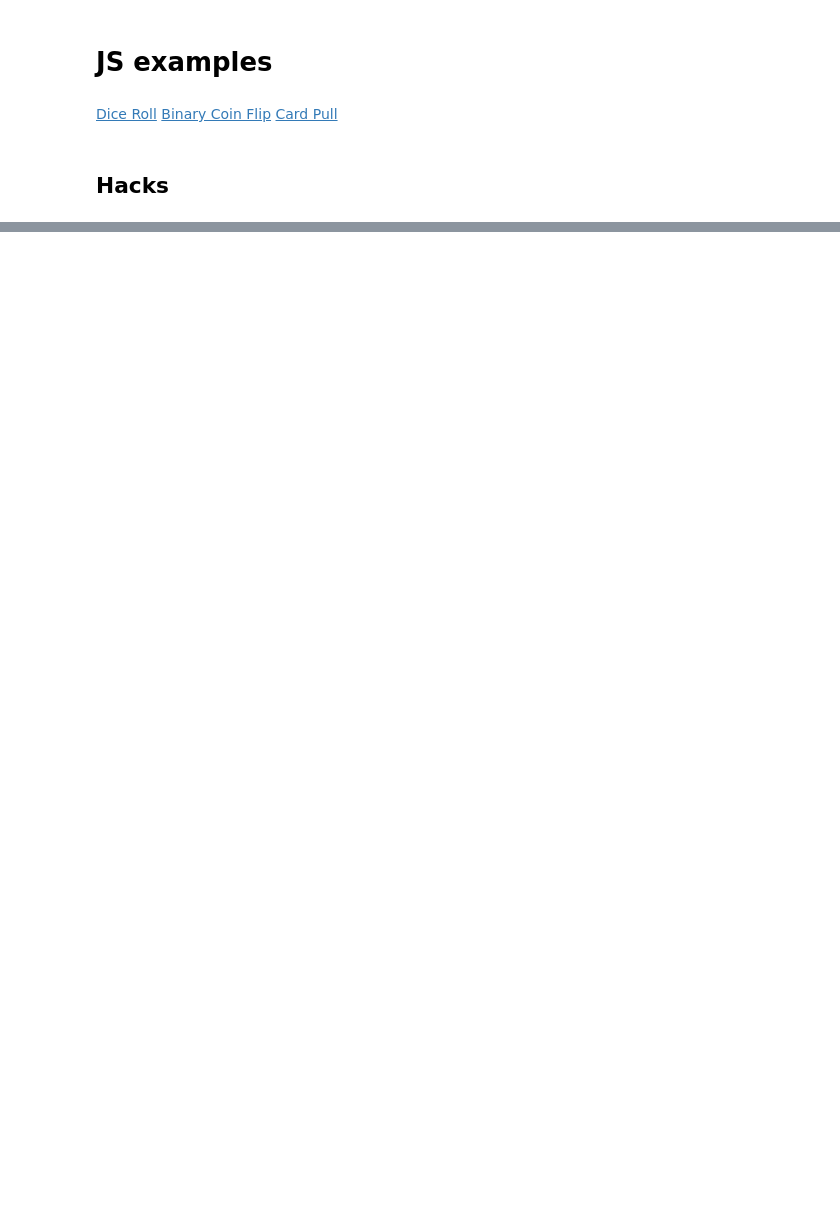
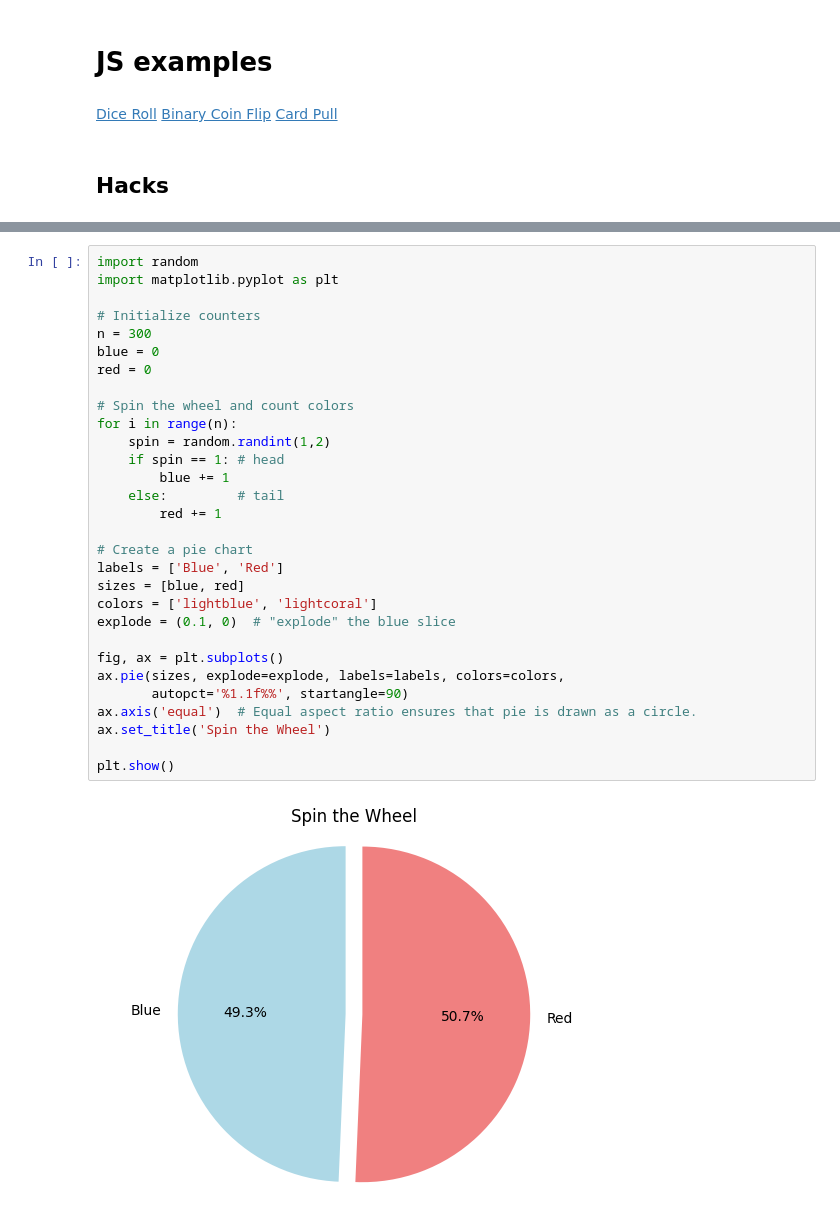
Before and after one commit to jiya-sav/jiya_repository, a Jupyter notebook: _notebooks/2023-04-25-P3M-Simulations.ipynb, the cells around one changed output, grey strips where cells are left out. Cells and saved outputs as stored; diff of their text form; blank space fills up the shorter version.

```diff
--- a/_notebooks/2023-04-25-P3M-Simulations.ipynb
+++ b/_notebooks/2023-04-25-P3M-Simulations.ipynb
@@ -243,0 +309,32 @@ How does this simulation have bias?
+# %%
+import random
+import matplotlib.pyplot as plt
+
+# Initialize counters
+n = 300
+blue = 0
+red = 0
+
+# Spin the wheel and count colors
+for i in range(n):
+    spin = random.randint(1,2)
+    if spin == 1: # head
+        blue += 1
+    else:         # tail
+        red += 1
+
+# Create a pie chart
+labels = ['Blue', 'Red']
+sizes = [blue, red]
+colors = ['lightblue', 'lightcoral']
+explode = (0.1, 0)  # "explode" the blue slice
+
+fig, ax = plt.subplots()
+ax.pie(sizes, explode=explode, labels=labels, colors=colors,
+       autopct='%1.1f%%', startangle=90)
+ax.axis('equal')  # Equal aspect ratio ensures that pie is drawn as a circle.
+ax.set_title('Spin the Wheel')
+
+plt.show()
+# %% [output]
+[figure, added]
```
Also changed, not shown: parts of 14 cells of this notebook, 1 other file.
